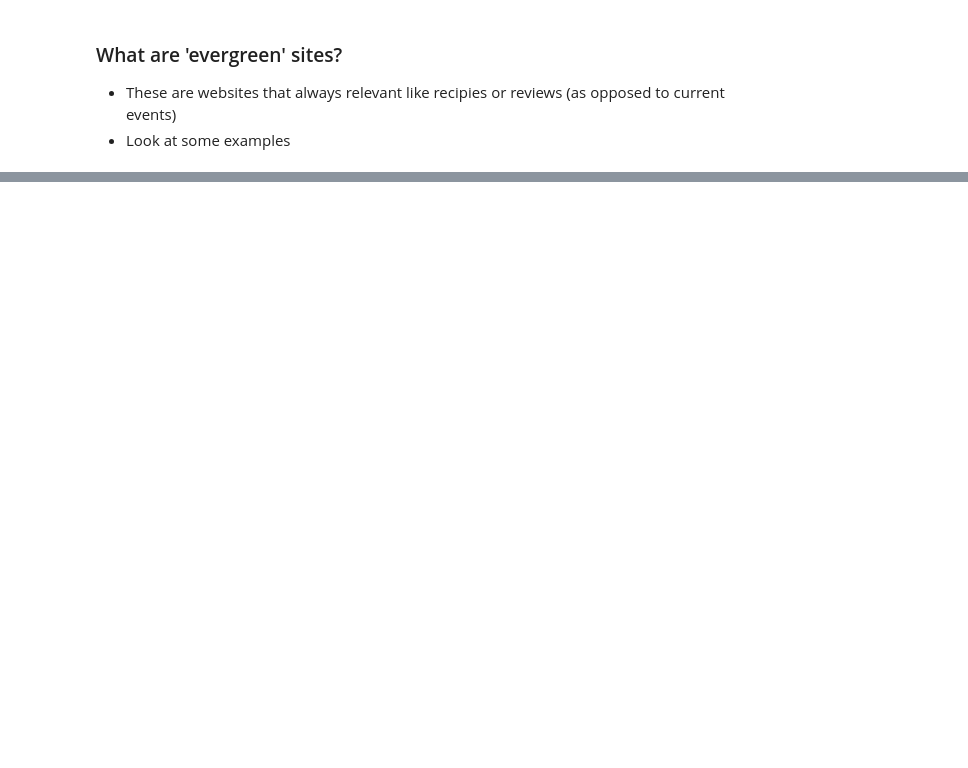
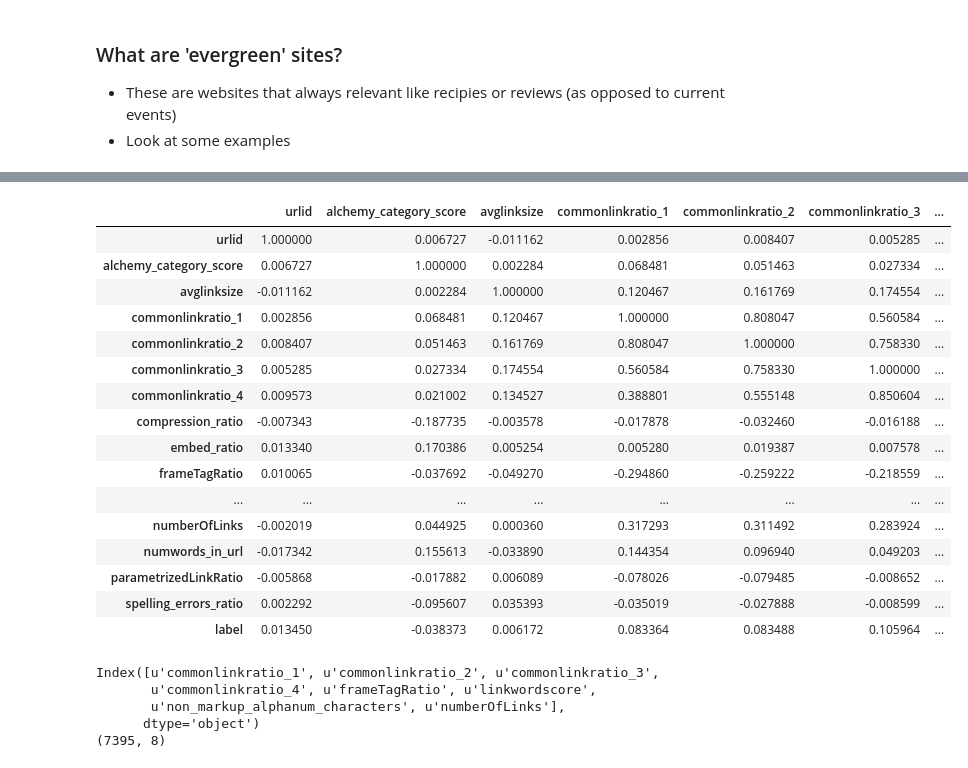
Before and after one commit to shetty83/dsi-sea-week05-4.2, a Jupyter notebook: code/starter-code/starter-code-4_2.ipynb, the cells around one changed output, grey strips where cells are left out. Cells and saved outputs as stored; diff of their text form; code cells hidden in the pictures; blank space fills up the shorter version.

```diff
--- a/code/starter-code/starter-code-4_2.ipynb
+++ b/code/starter-code/starter-code-4_2.ipynb
@@ -48,4 +48,4 @@ label|integer (0 or 1)|User-determined label. Either evergreen (1) or non-evergr
 - These are websites that always relevant like recipies or reviews (as opposed to current events)
 - Look at some examples
 # %%
-data = pd.read_csv('../../assets/datasets/train.tsv', sep='\t', na_values='?')
+data = pd.read_csv('../../assets/datasets/train.csv', sep='\t', na_values='?')
@@ -57,0 +52,3 @@ data = pd.read_csv('../../assets/datasets/train.tsv', sep='\t', na_values='?')
+# %%
+data['title'] = data.boilerplate.map(lambda x: json.loads(x).get('title', ''))
+data['body'] = data.boilerplate.map(lambda x: json.loads(x).get('body', ''))
@@ -57,0 +92,3 @@ data = pd.read_csv('../../assets/datasets/train.tsv', sep='\t', na_values='?')
+# %%
+data1 = data._get_numeric_data()
+data1.info()
@@ -57,0 +113,10 @@ data = pd.read_csv('../../assets/datasets/train.tsv', sep='\t', na_values='?')
+# %%
+data1.is_news.value_counts()
+
+data1['is_news'].fillna(0, inplace=True)
+data1.is_news.value_counts()
+
+data[data['alchemy_category'] == 'unknown']['alchemy_category_score']
+data1['alchemy_category_score'].fillna(0.400001, inplace=True)
+data1.drop('news_front_page', axis=1, inplace=True)
+data1.drop('framebased', axis=1, inplace=True)
@@ -57,0 +143,20 @@ data = pd.read_csv('../../assets/datasets/train.tsv', sep='\t', na_values='?')
+# %%
+data1.corr()
+# %% [output]
+|  | urlid | alchemy_category_score | avglinksize | commonlinkratio_1 | commonlinkratio_2 | commonlinkratio_3 | ... |
+| urlid | 1.000000 | 0.006727 | -0.011162 | 0.002856 | 0.008407 | 0.005285 | ... |
+| alchemy_category_score | 0.006727 | 1.000000 | 0.002284 | 0.068481 | 0.051463 | 0.027334 | ... |
+| avglinksize | -0.011162 | 0.002284 | 1.000000 | 0.120467 | 0.161769 | 0.174554 | ... |
+| commonlinkratio_1 | 0.002856 | 0.068481 | 0.120467 | 1.000000 | 0.808047 | 0.560584 | ... |
+| commonlinkratio_2 | 0.008407 | 0.051463 | 0.161769 | 0.808047 | 1.000000 | 0.758330 | ... |
+| commonlinkratio_3 | 0.005285 | 0.027334 | 0.174554 | 0.560584 | 0.758330 | 1.000000 | ... |
+| commonlinkratio_4 | 0.009573 | 0.021002 | 0.134527 | 0.388801 | 0.555148 | 0.850604 | ... |
+| compression_ratio | -0.007343 | -0.187735 | -0.003578 | -0.017878 | -0.032460 | -0.016188 | ... |
+| embed_ratio | 0.013340 | 0.170386 | 0.005254 | 0.005280 | 0.019387 | 0.007578 | ... |
+| frameTagRatio | 0.010065 | -0.037692 | -0.049270 | -0.294860 | -0.259222 | -0.218559 | ... |
+| ... | ... | ... | ... | ... | ... | ... | ... |
+| numberOfLinks | -0.002019 | 0.044925 | 0.000360 | 0.317293 | 0.311492 | 0.283924 | ... |
+| numwords_in_url | -0.017342 | 0.155613 | -0.033890 | 0.144354 | 0.096940 | 0.049203 | ... |
+| parametrizedLinkRatio | -0.005868 | -0.017882 | 0.006089 | -0.078026 | -0.079485 | -0.008652 | ... |
+| spelling_errors_ratio | 0.002292 | -0.095607 | 0.035393 | -0.035019 | -0.027888 | -0.008599 | ... |
+| label | 0.013450 | -0.038373 | 0.006172 | 0.083364 | 0.083488 | 0.105964 | ... |
@@ -57,0 +165,21 @@ data = pd.read_csv('../../assets/datasets/train.tsv', sep='\t', na_values='?')
+# %%
+# Feature Selection
+from sklearn.feature_selection import SelectKBest, f_classif
+
+X = data1.drop(['label'], axis=1)
+y = data1.label
+
+selector = SelectKBest(f_classif, k=8)
+selected_data = selector.fit_transform(X, y)
+
+kbest_columns = X.columns[selector.get_support()]
+Xbest_K = pd.DataFrame(selected_data, columns=kbest_columns)
+
+print kbest_columns
+print Xbest.shape
+# %% [output]
+Index([u'commonlinkratio_1', u'commonlinkratio_2', u'commonlinkratio_3',
+       u'commonlinkratio_4', u'frameTagRatio', u'linkwordscore',
+       u'non_markup_alphanum_characters', u'numberOfLinks'],
+      dtype='object')
+(7395, 8)
```
Also changed, not shown: parts of 17 cells of this notebook.
